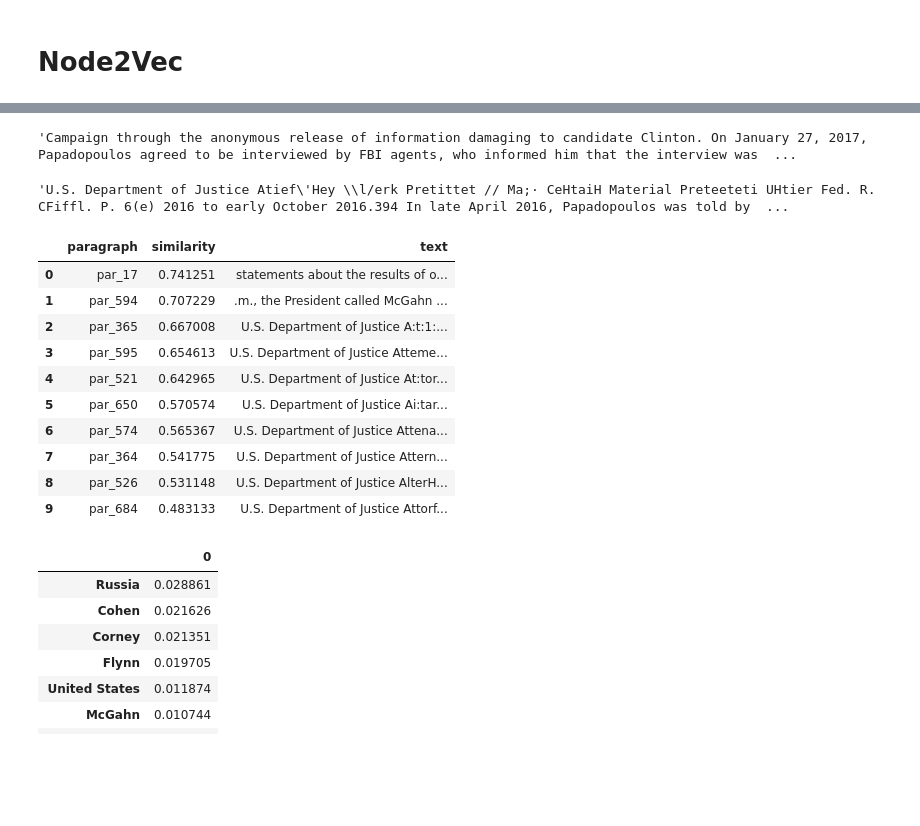
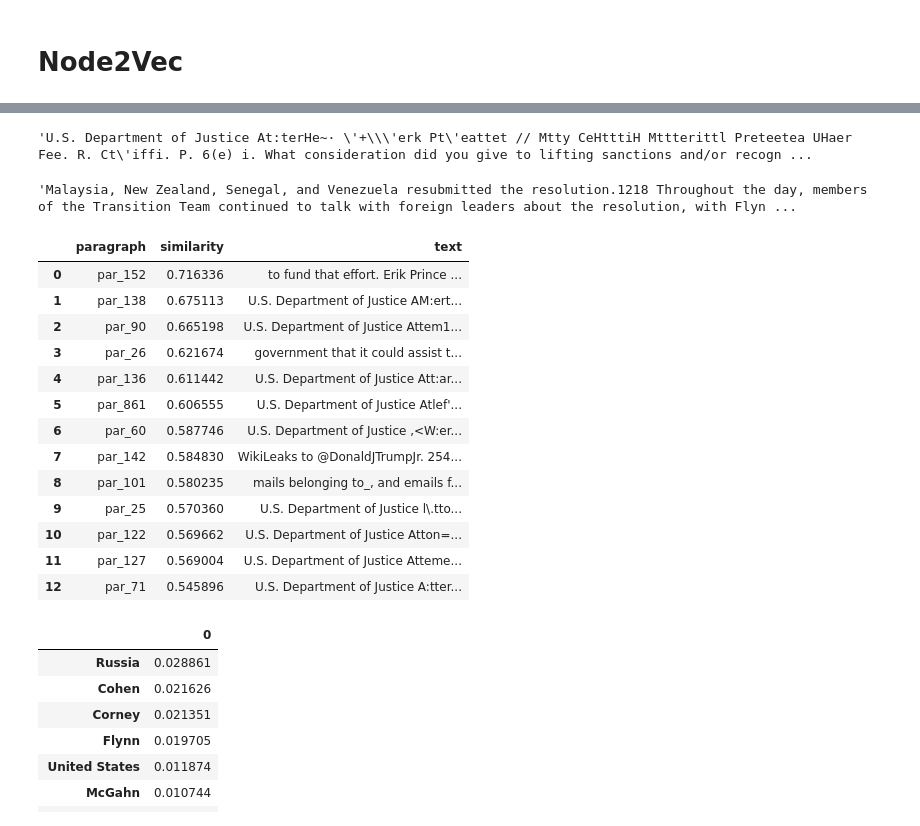
Before and after one commit to mj514316/meuller-report, a Jupyter notebook: MuellerAnalysis.ipynb, the cells around one changed output, grey strips where cells are left out. Cells and saved outputs as stored; diff of their text form; code cells hidden in the pictures; blank space fills up the shorter version.

```diff
--- a/MuellerAnalysis.ipynb
+++ b/MuellerAnalysis.ipynb
@@ -31,8 +24,10 @@ mueller1Reader = PyPDF2.PdfFileReader(mueller1)
 # %%
+mueller = open('Mueller-Report.pdf', 'rb')
+mueller1Reader = PyPDF2.PdfFileReader(mueller)
 muellerPages = []
 for pageNum in range(mueller1Reader.numPages):
     muellerPages.append([par for par in mueller1Reader.getPage(pageNum).extractText().split('\n')])
-mueller1.close()
+mueller.close()
 muellerParagraphs = sum(muellerPages,[]) #flatten the list of lists
 len(muellerParagraphs)
 # %% [output]
@@ -222,0 +388,3 @@ muellerParagraphs[259]
+# %%
+pd.options.display.max_colwidth = -1
+toRead.merge(paragraphDF,on = 'paragraph', how = 'inner').tail()
@@ -223,23 +402,20 @@ muellerParagraphs[259]
 # %% [markdown]
 # Node2Vec
 # %%
-nxG = G
+nxG = fullMuellerG
 
 startingNodes = nxG.nodes()
-numWalks = 100000
+numWalks = 50000
 
-walkLengths = np.random.normal(10, 3, numWalks).astype(int)
-walkLengths[walkLengths < 0] = 3 # has to do three walks
+walkLengths = np.random.normal(15, 3, numWalks).astype(int)
+walkLengths[walkLengths < 0] = 3 # has to do three steps at least
 
 walks = []
 for walkLen in walkLengths:
-    start = random.choice(list(startingNodes))
+    start = random.choice(list(startingNodes))# Start at a random node
     if nxG.degree(start) > 1: #Check if the starting node has neighbors
-        walk = [start]
-
+        walk = [start] #Start the walk
         for step in range(walkLen):
-            #print(f"onNode: {walk}")
-            paths = [n for n in nxG.neighbors(walk[-1])]
-            #print(paths)
-            walk.append(random.choice(paths))
+            paths = [n for n in nxG.neighbors(walk[-1])] #Get a list of edges to walk along
+            walk.append(random.choice(paths)) #pick one and walk walk that way
         walks.append(walk)
@@ -261,5 +455,5 @@ randomVis2.show('randomWalk2.html')
 [interactive output not drawn]
 # %%
 from gensim.models import Word2Vec
-w2vModel = Word2Vec(walks, size=300, window=10, min_count=1, workers=16)
+w2vModel = Word2Vec(walks, size=128, window=10, min_count=1, workers=16)
 # %%
@@ -339,11 +541,11 @@ w2vModel.wv.most_similar('par_390')
 # %%
-muellerParagraphs[390]
+muellerParagraphs[865]
 # %% [output]
-'Campaign through the anonymous release of information damaging to candidate Clinton. On January 27, 2017, Papadopoulos agreed to be interviewed by FBI agents, who informed him that the interview was  ...
+'U.S. Department of Justice At:terHe~· \'+\\\'erk Pt\'eattet // Mtty CeHtttiH Mttterittl Preteetea UHaer Fee. R. Ct\'iffi. P. 6(e) i. What consideration did you give to lifting sanctions and/or recogn ...
 # %%
-muellerParagraphs[189]
+muellerParagraphs[343]
 # %% [output]
-'U.S. Department of Justice Atief\'Hey \\l/erk Pretittet // Ma;· CeHtaiH Material Preteeteti UHtier Fed. R. CFiffl. P. 6(e) 2016 to early October 2016.394 In late April 2016, Papadopoulos was told by  ...
+'Malaysia, New Zealand, Senegal, and Venezuela resubmitted the resolution.1218 Throughout the day, members of the Transition Team continued to talk with foreign leaders about the resolution, with Flyn ...
 # %%
 paragraphDF = pd.DataFrame({'text':muellerParagraphs,'paragraph':[f'par_{num}' for num in range(len(muellerParagraphs))]})
 # %%
@@ -358,19 +560,22 @@ def showMoreLikeThis(par):
     pd.options.display.max_colwidth = -1
     return showDF
 # %%
-showMoreLikeThis('collusion')
+showMoreLikeThis('par_94')
 # %% [output]
 |  | paragraph | similarity | text |
-| 0 | par_17 | 0.741251 | statements about the results of o... |
-| 1 | par_594 | 0.707229 | .m., the President called McGahn ... |
-| 2 | par_365 | 0.667008 | U.S. Department of Justice A:t:1:... |
-| 3 | par_595 | 0.654613 | U.S. Department of Justice Atteme... |
-| 4 | par_521 | 0.642965 | U.S. Department of Justice At:tor... |
-| 5 | par_650 | 0.570574 | U.S. Department of Justice Ai:tar... |
-| 6 | par_574 | 0.565367 | U.S. Department of Justice Attena... |
-| 7 | par_364 | 0.541775 | U.S. Department of Justice Attern... |
-| 8 | par_526 | 0.531148 | U.S. Department of Justice AlterH... |
-| 9 | par_684 | 0.483133 | U.S. Department of Justice Attorf... |
+| 0 | par_152 | 0.716336 | to fund that effort. Erik Prince ... |
+| 1 | par_138 | 0.675113 | U.S. Department of Justice AM:ert... |
+| 2 | par_90 | 0.665198 | U.S. Department of Justice Attem1... |
+| 3 | par_26 | 0.621674 | government that it could assist t... |
+| 4 | par_136 | 0.611442 | U.S. Department of Justice Att:ar... |
+| 5 | par_861 | 0.606555 | U.S. Department of Justice Atlef'... |
+| 6 | par_60 | 0.587746 | U.S. Department of Justice ,<W:er... |
+| 7 | par_142 | 0.584830 | WikiLeaks to @DonaldJTrumpJr. 254... |
+| 8 | par_101 | 0.580235 | mails belonging to_, and emails f... |
+| 9 | par_25 | 0.570360 | U.S. Department of Justice l\.tto... |
+| 10 | par_122 | 0.569662 | U.S. Department of Justice Atton=... |
+| 11 | par_127 | 0.569004 | U.S. Department of Justice Atteme... |
+| 12 | par_71 | 0.545896 | U.S. Department of Justice A:tter... |
 # %%
 pd.DataFrame([networkx.algorithms.pagerank(G)]).T.sort_values(0,ascending = False)
 # %% [output]
```
Also changed, not shown: parts of 40 cells of this notebook, 7 other files.
